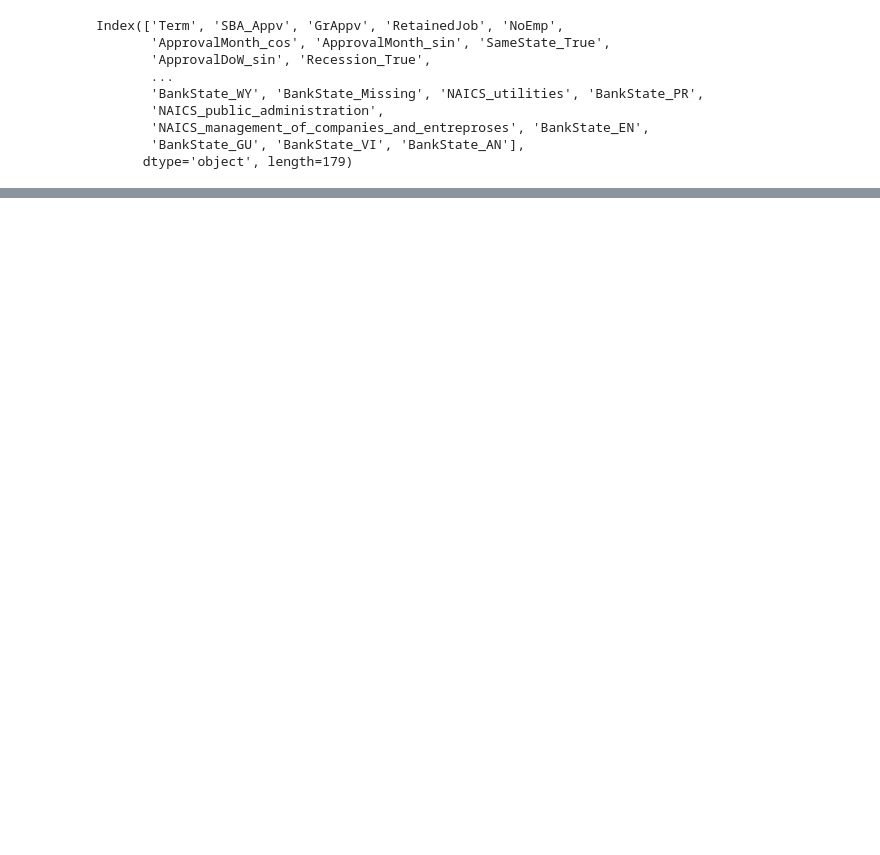
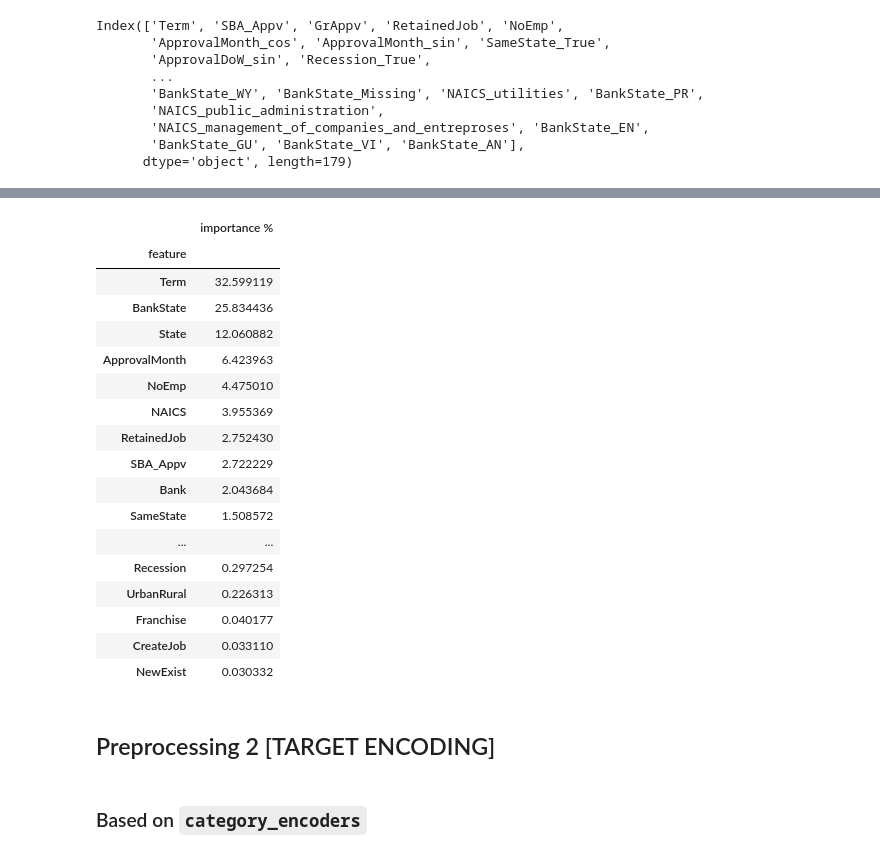
Before and after one commit to GMartin-Data/loan_approval, a Jupyter notebook: notebooks/modeling.ipynb, the cells around one changed output, grey strips where cells are left out. Drawn from its saved outputs; the diff is of its cells as text; code cells hidden in the pictures; blank space fills up the shorter version.

```diff
--- a/notebooks/modeling.ipynb
+++ b/notebooks/modeling.ipynb
@@ -336,0 +410,6 @@ pd.reset_option("display.max_columns")
+# %%
+df_num = (df_imp
+ # .reset_index()
+ .query("not feature.str.contains('_')")
+)
+df_num
@@ -336,0 +424,6 @@ pd.reset_option("display.max_columns")
+# %%
+df_sba = (df_imp
+ # .reset_index()
+ .query("feature == 'SBA_Appv'")
+)
+df_sba
@@ -336,0 +434,8 @@ pd.reset_option("display.max_columns")
+# %%
+df_nom = (df_imp
+ .query("feature.str.contains('_') and not feature.str.contains('SBA')")
+ .rename(index=lambda x: x.split("_")[0])
+ .groupby("feature").sum()
+ # .reset_index()
+)
+df_nom
@@ -336,0 +459,28 @@ pd.reset_option("display.max_columns")
+# %%
+df_imp_agg = (pd.concat([df_num, df_sba, df_nom])
+ .sort_values("importance %", ascending=False)
+)
+df_imp_agg
+# %% [output]
+|  | importance % |
+| feature |  |
+| Term | 32.599119 |
+| BankState | 25.834436 |
+| State | 12.060882 |
+| ApprovalMonth | 6.423963 |
+| NoEmp | 4.475010 |
+| NAICS | 3.955369 |
+| RetainedJob | 2.752430 |
+| SBA_Appv | 2.722229 |
+| Bank | 2.043684 |
+| SameState | 1.508572 |
+| ... | ... |
+| Recession | 0.297254 |
+| UrbanRural | 0.226313 |
+| Franchise | 0.040177 |
+| CreateJob | 0.033110 |
+| NewExist | 0.030332 |
+# %% [markdown]
+## Preprocessing 2 [TARGET ENCODING]
+# %% [markdown]
+### Based on `category_encoders`
```
Also changed, not shown: parts of 23 cells of this notebook.
